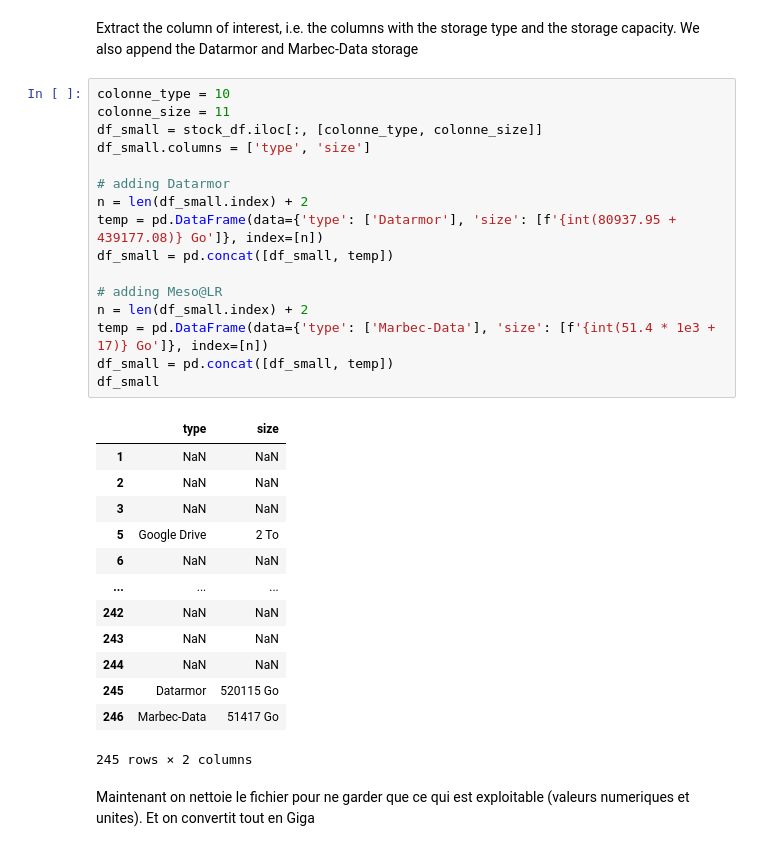
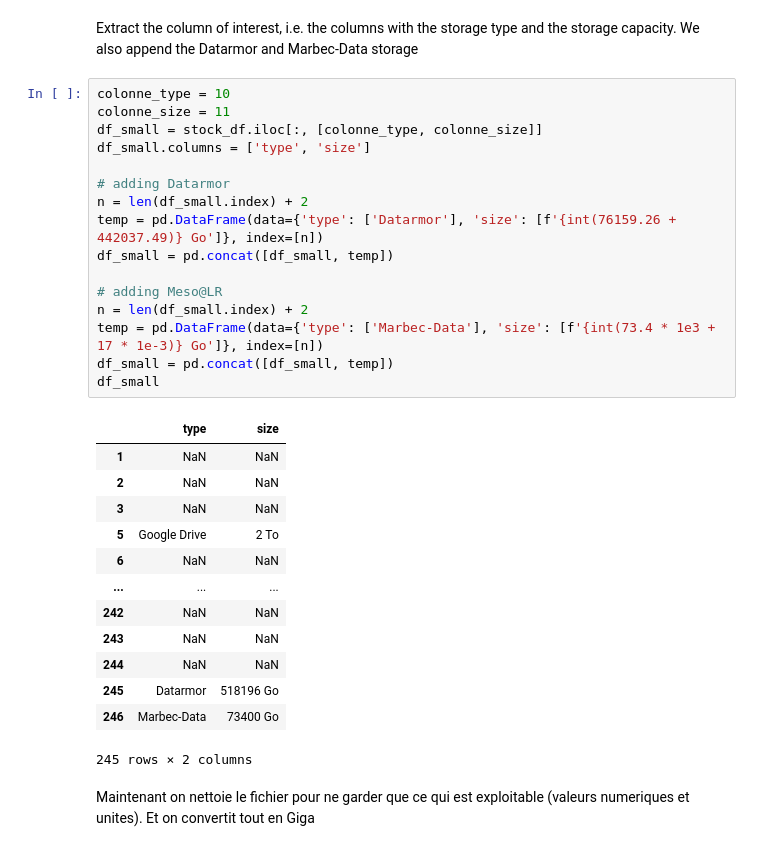
Before and after one commit to umr-marbec/marbec-green, a Jupyter notebook: Stockage_donnees.ipynb, the cells around one changed output. Drawn from its saved outputs; the diff is of its cells as text.

```diff
--- a/Stockage_donnees.ipynb
+++ b/Stockage_donnees.ipynb
@@ -51,32 +51,32 @@ Extract the column of interest, i.e. the columns with the storage type and the s
 # %%
 colonne_type = 10
 colonne_size = 11
 df_small = stock_df.iloc[:, [colonne_type, colonne_size]]
 df_small.columns = ['type', 'size']
 
 # adding Datarmor
 n = len(df_small.index) + 2
-temp = pd.DataFrame(data={'type': ['Datarmor'], 'size': [f'{int(80937.95 + 	439177.08)} Go']}, index=[n])
+temp = pd.DataFrame(data={'type': ['Datarmor'], 'size': [f'{int(76159.26 + 	442037.49)} Go']}, index=[n])
 df_small = pd.concat([df_small, temp])
 
 # adding Meso@LR
 n = len(df_small.index) + 2
-temp = pd.DataFrame(data={'type': ['Marbec-Data'], 'size': [f'{int(51.4 * 1e3 + 17)} Go']}, index=[n])
+temp = pd.DataFrame(data={'type': ['Marbec-Data'], 'size': [f'{int(73.4 * 1e3 + 17 * 1e-3)} Go']}, index=[n])
 df_small = pd.concat([df_small, temp])
 df_small
 # %% [output]
 |  | type | size |
 | 1 | NaN | NaN |
 | 2 | NaN | NaN |
 | 3 | NaN | NaN |
 | 5 | Google Drive | 2 To |
 | 6 | NaN | NaN |
 | ... | ... | ... |
 | 242 | NaN | NaN |
 | 243 | NaN | NaN |
 | 244 | NaN | NaN |
-| 245 | Datarmor | 520115 Go |
-| 246 | Marbec-Data | 51417 Go |
+| 245 | Datarmor | 518196 Go |
+| 246 | Marbec-Data | 73400 Go |
 245 rows × 2 columns
 # %% [markdown]
 Maintenant on nettoie le fichier pour ne garder que ce qui est exploitable (valeurs numeriques et unites). Et on convertit tout en Giga
```
Also changed, not shown: parts of 4 cells of this notebook.
